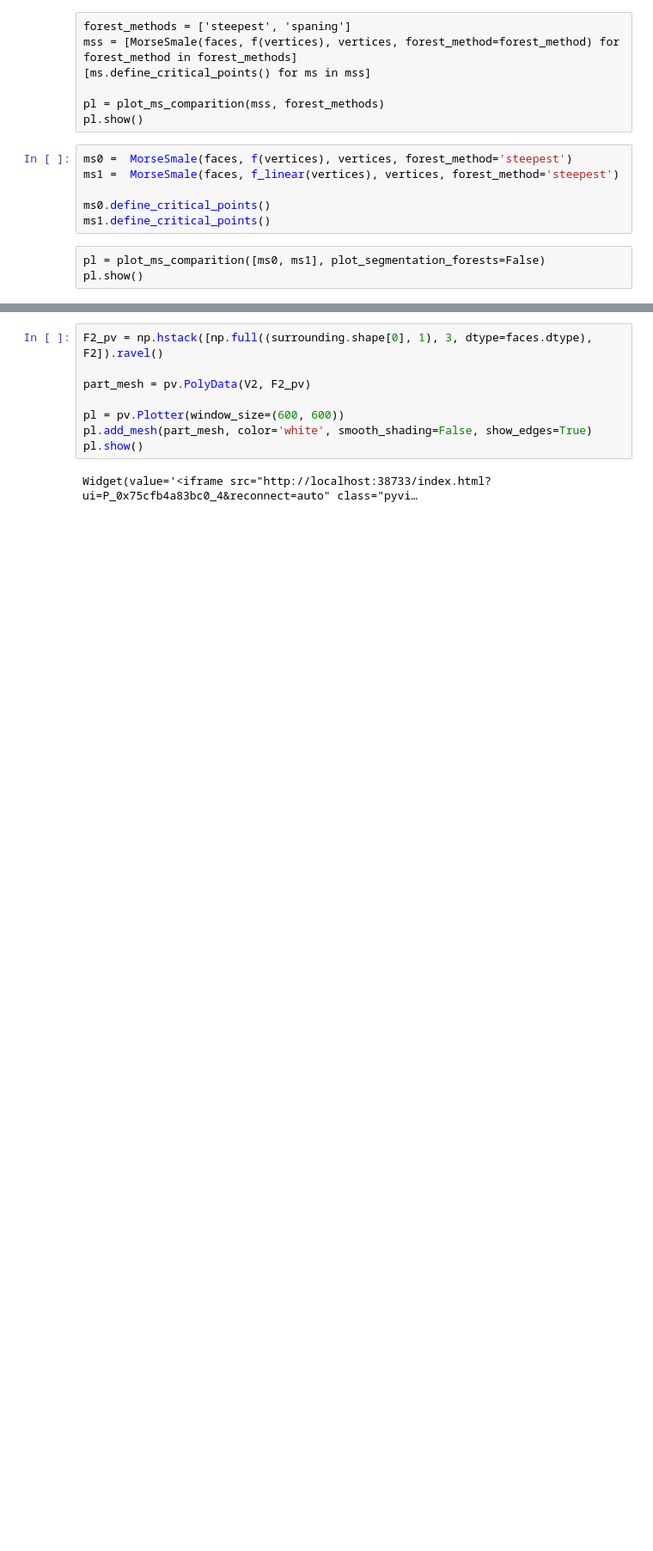
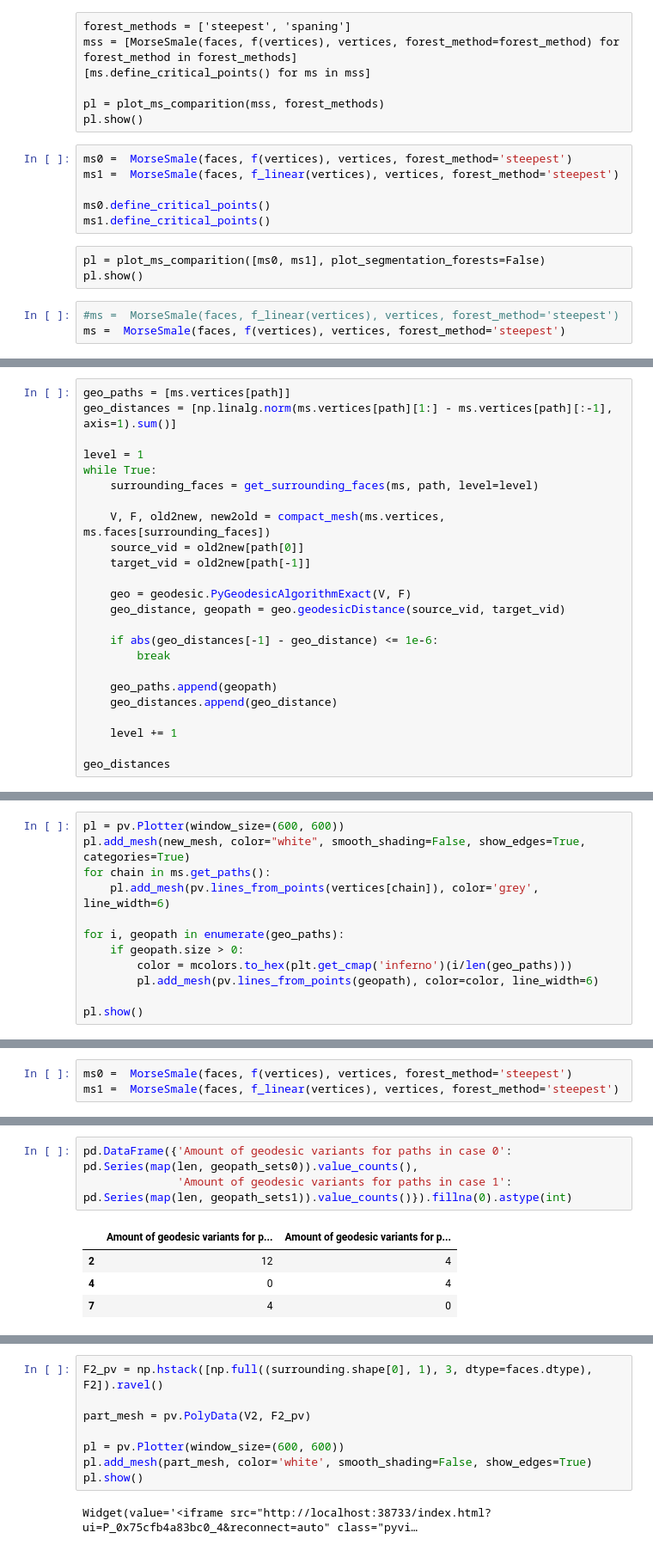
Before and after one commit to zimfv/quadrangulation, a Jupyter notebook: ms.ipynb, the cells around one changed output, grey strips where cells are left out. Shown at 86% size. Saved outputs shown, nothing was run; the diff lists cells and outputs as text; blank space fills up the shorter version.

Commit message:
Drafts to get geodesics from paths

```diff
--- a/ms.ipynb
+++ b/ms.ipynb
@@ -143,5 +147,8 @@ ms1.define_critical_points()
 # %% [raw]
 pl = plot_ms_comparition([ms0, ms1], plot_segmentation_forests=False)
 pl.show()
+# %%
+#ms =  MorseSmale(faces, f_linear(vertices), vertices, forest_method='steepest')
+ms =  MorseSmale(faces, f(vertices), vertices, forest_method='steepest')
 # %%
 faces_components = ms.define_decomposition_by_paths()
@@ -292,0 +444,24 @@ def compact_mesh(V, F):
+# %%
+geo_paths = [ms.vertices[path]]
+geo_distances = [np.linalg.norm(ms.vertices[path][1:] - ms.vertices[path][:-1], axis=1).sum()]
+
+level = 1
+while True:
+    surrounding_faces = get_surrounding_faces(ms, path, level=level)
+
+    V, F, old2new, new2old = compact_mesh(ms.vertices, ms.faces[surrounding_faces])
+    source_vid = old2new[path[0]]
+    target_vid = old2new[path[-1]]
+
+    geo = geodesic.PyGeodesicAlgorithmExact(V, F)
+    geo_distance, geopath = geo.geodesicDistance(source_vid, target_vid)
+
+    if abs(geo_distances[-1] - geo_distance) <= 1e-6:
+        break
+
+    geo_paths.append(geopath)
+    geo_distances.append(geo_distance)
+
+    level += 1
+
+geo_distances
@@ -292,0 +474,12 @@ def compact_mesh(V, F):
+# %%
+pl = pv.Plotter(window_size=(600, 600))
+pl.add_mesh(new_mesh, color="white", smooth_shading=False, show_edges=True, categories=True)
+for chain in ms.get_paths():
+    pl.add_mesh(pv.lines_from_points(vertices[chain]), color='grey', line_width=6)
+
+for i, geopath in enumerate(geo_paths):
+    if geopath.size > 0:
+        color = mcolors.to_hex(plt.get_cmap('inferno')(i/len(geo_paths)))
+        pl.add_mesh(pv.lines_from_points(geopath), color=color, line_width=6)
+
+pl.show()
@@ -292,0 +488,3 @@ def compact_mesh(V, F):
+# %%
+ms0 =  MorseSmale(faces, f(vertices), vertices, forest_method='steepest')
+ms1 =  MorseSmale(faces, f_linear(vertices), vertices, forest_method='steepest')
@@ -292,0 +543,8 @@ def compact_mesh(V, F):
+# %%
+pd.DataFrame({'Amount of geodesic variants for paths in case 0': pd.Series(map(len, geopath_sets0)).value_counts(),
+              'Amount of geodesic variants for paths in case 1': pd.Series(map(len, geopath_sets1)).value_counts()}).fillna(0).astype(int)
+# %% [output]
+|  | Amount of geodesic variants for p... | Amount of geodesic variants for p... |
+| 2 | 12 | 4 |
+| 4 | 0 | 4 |
+| 7 | 4 | 0 |
```
Also changed, not shown: parts of 45 cells of this notebook, 4 other files.
